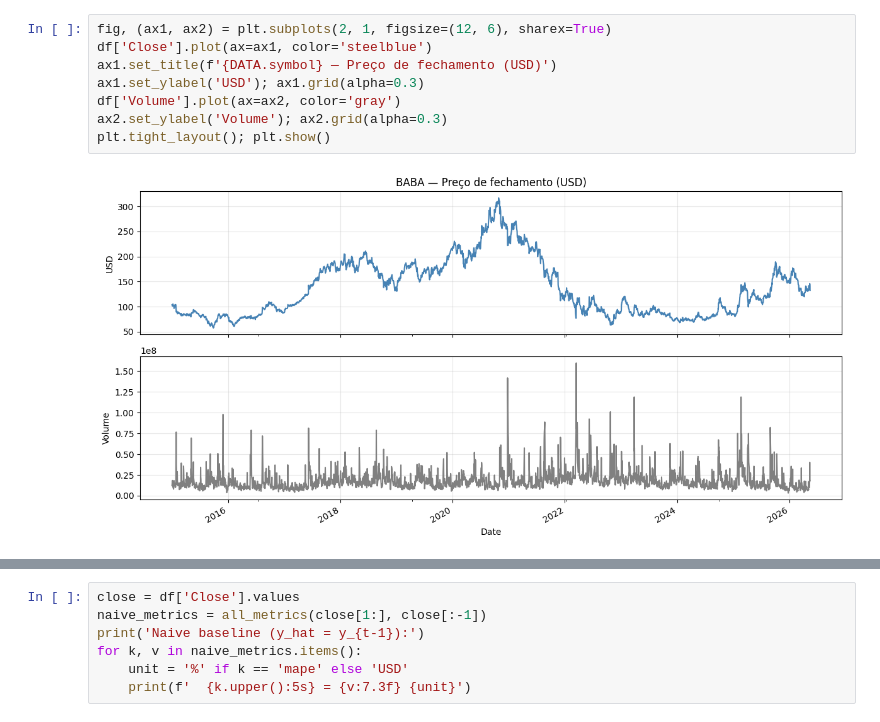
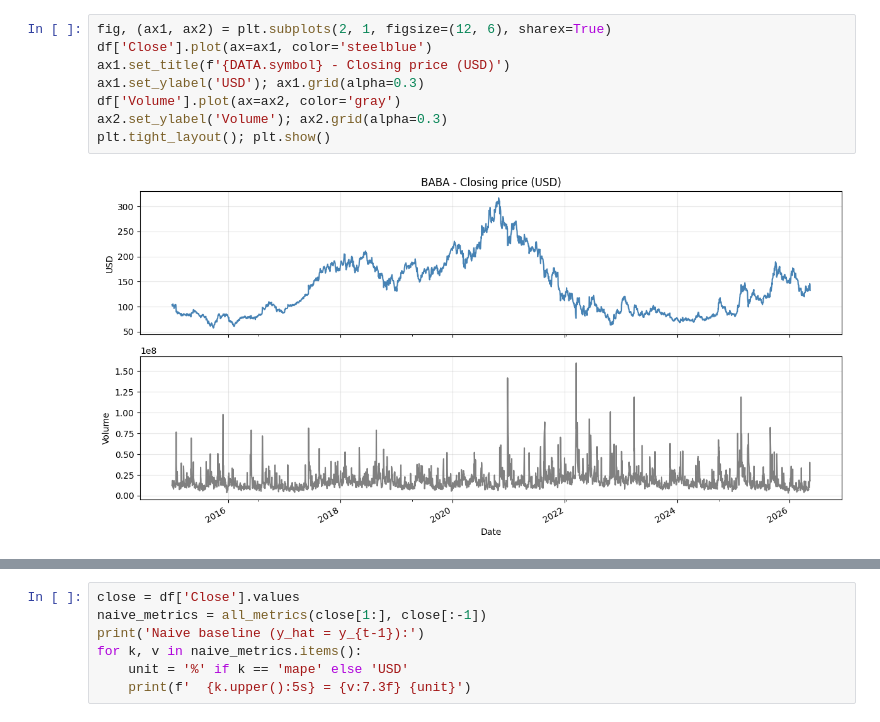
Before and after one commit to vitorpaixao/baba-stock-prediction, a Jupyter notebook: notebooks/01_eda_lstm_baba.ipynb, the cells around one changed output, grey strips where cells are left out. Drawn from its saved outputs; the diff is of its cells as text.

```diff
--- a/notebooks/01_eda_lstm_baba.ipynb
+++ b/notebooks/01_eda_lstm_baba.ipynb
@@ -53,10 +53,10 @@ Visualização rápida da série. BABA tem três regimes claros: crescimento at
 # %%
 fig, (ax1, ax2) = plt.subplots(2, 1, figsize=(12, 6), sharex=True)
 df['Close'].plot(ax=ax1, color='steelblue')
-ax1.set_title(f'{DATA.symbol} — Preço de fechamento (USD)')
+ax1.set_title(f'{DATA.symbol} - Closing price (USD)')
 ax1.set_ylabel('USD'); ax1.grid(alpha=0.3)
 df['Volume'].plot(ax=ax2, color='gray')
 ax2.set_ylabel('Volume'); ax2.grid(alpha=0.3)
 plt.tight_layout(); plt.show()
 # %% [output]
-[figure, old version]
+[figure, new version]
```
Also changed, not shown: parts of 31 cells of this notebook, 1 other file.
